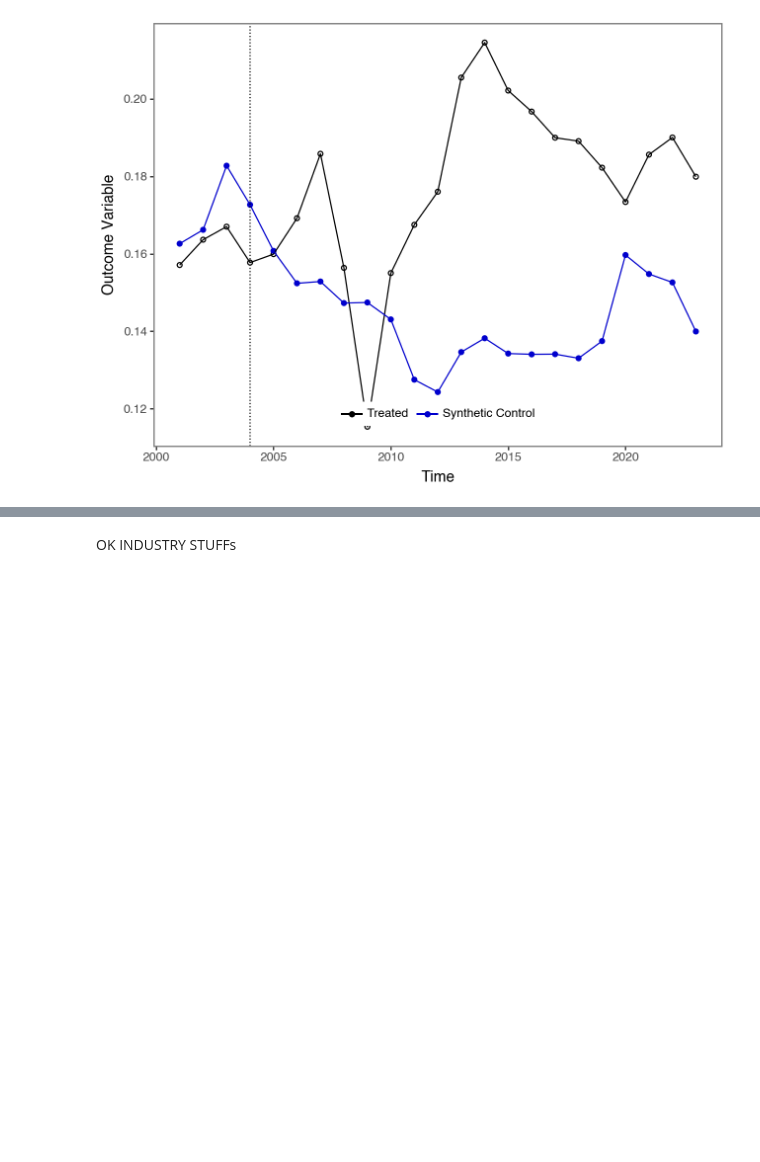
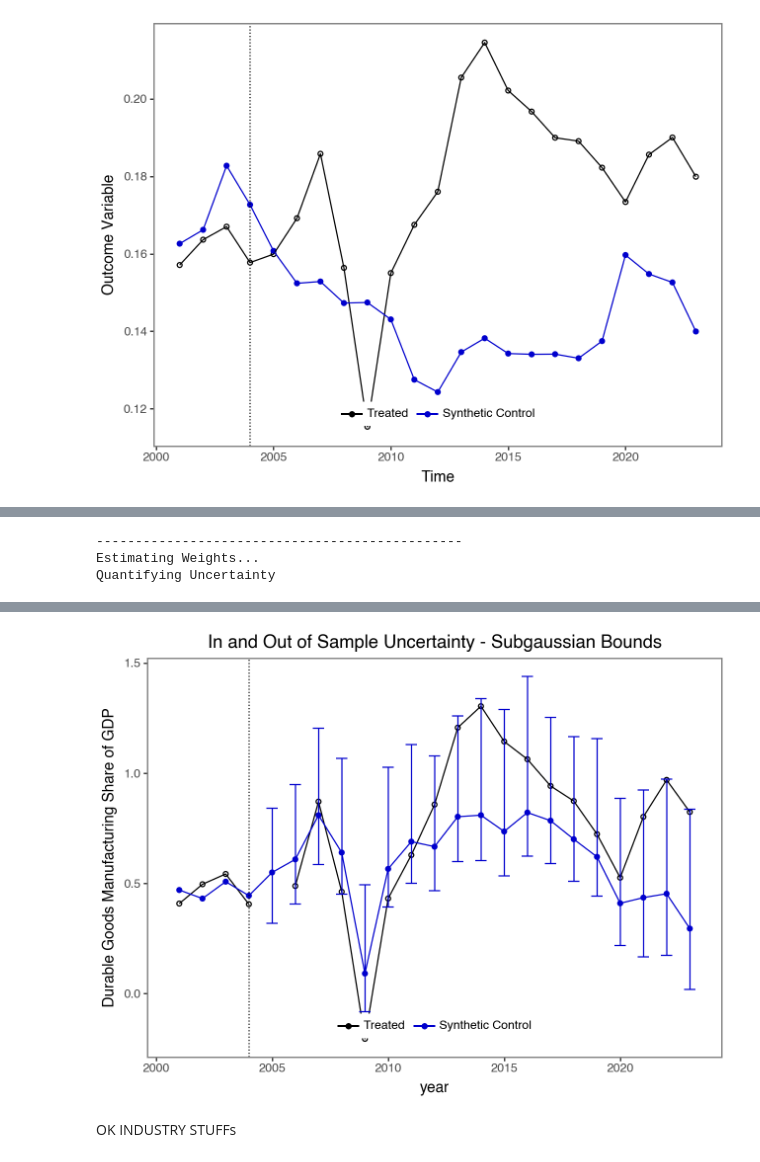
Before and after one commit to wren17/epa_greenbook_project, a Jupyter notebook: analysis.ipynb, the cells around one changed output, grey strips where cells are left out. Drawn from its saved outputs; the diff is of its cells as text; code cells hidden in the pictures; blank space fills up the shorter version.

```diff
--- a/analysis.ipynb
+++ b/analysis.ipynb
@@ -1056,0 +1144,76 @@ iterations completed (90%)
+# %%
+# Synthetic Control for Durable Goods Manufacturing
+TREATED = 26163
+
+hubs_gdp["durablem_share"] = hubs_gdp["Durable goods manufacturing"] / hubs_gdp["gdp_all"]
+
+period_pre  = np.array(sorted(hubs_gdp.loc[hubs_gdp["post"] == 0, "year"].unique()))
+period_post = np.array(sorted(hubs_gdp.loc[hubs_gdp["post"] == 1, "year"].unique()))
+n_pre = len(period_pre)
+
+# Keep only needed columns and drop missing outcome
+df_use = hubs_gdp[["GeoFIPS", "year", "post", "never_treated", "durablem_share"]].dropna(subset=["durablem_share"]).copy()
+
+# Candidate pool: treated + never-treated donors
+df_use = df_use[(df_use["GeoFIPS"] == TREATED) | (df_use["never_treated"] == 1)].copy()
+
+# Balance on pre-period (must have all pre years)
+pre = df_use[df_use["year"].isin(period_pre)]
+counts = pre.groupby("GeoFIPS")["year"].nunique()
+good_units = counts[counts == n_pre].index
+
+if TREATED not in set(good_units):
+    raise ValueError("Wayne (treated) is missing some pre-period years of Durable Goods Manufacturing.")
+
+unit_co = np.array(sorted([u for u in good_units if u != TREATED]))
+if len(unit_co) < 2:
+    raise ValueError("Too few donors with complete pre-period data. Expand donor pool or shorten pre-period.")
+
+df_bal = df_use[df_use["GeoFIPS"].isin(good_units)].copy()
+
+# Optional (helps numerics)
+mu = df_bal.loc[df_bal["year"].isin(period_pre), "durablem_share"].mean()
+sd = df_bal.loc[df_bal["year"].isin(period_pre), "durablem_share"].std()
+df_bal["y_sc"] = (df_bal["durablem_share"] - mu) / sd
+
+scdf = scdata(
+    df=df_bal,
+    id_var="GeoFIPS",
+    time_var="year",
+    outcome_var="y_sc",
+    period_pre=period_pre,
+    period_post=period_post,
+    unit_tr=TREATED,
+    unit_co=unit_co,
+    features=["y_sc"],
+    cov_adj=None,
+    cointegrated_data=True,
+    constant=False
+)
+
+est = scest(scdf, w_constr={"name": "simplex"})
+scplot(est)
+
+
+w_constr = {'name': 'simplex', 'Q': 1}
+u_missp = True
+u_sigma = "HC1"
+u_order = 1
+u_lags = 0
+e_method = "gaussian"
+e_order = 1
+e_lags = 0
+e_alpha = 0.05
+u_alpha = 0.05
+sims = 200
+cores = 1
+
+random.seed(8894)
+result = scpi(scdf, sims=sims, w_constr=w_constr, u_order=u_order, u_lags=u_lags,
+              e_order=e_order, e_lags=e_lags, e_method=e_method, u_missp=u_missp,
+              u_sigma=u_sigma, cores=cores, e_alpha=e_alpha, u_alpha=u_alpha)
+scplot(result, e_out=True, x_lab="year", y_lab="Durable Goods Manufacturing Share of GDP")
+# %% [output]
+-----------------------------------------------
+Estimating Weights...
+Quantifying Uncertainty
@@ -1057,3 +1230,4 @@ iterations completed (90%)
+[figure, added]
 # %% [markdown]
 OK INDUSTRY STUFFs
 # %%
```
Also changed, not shown: parts of 9 cells of this notebook.
